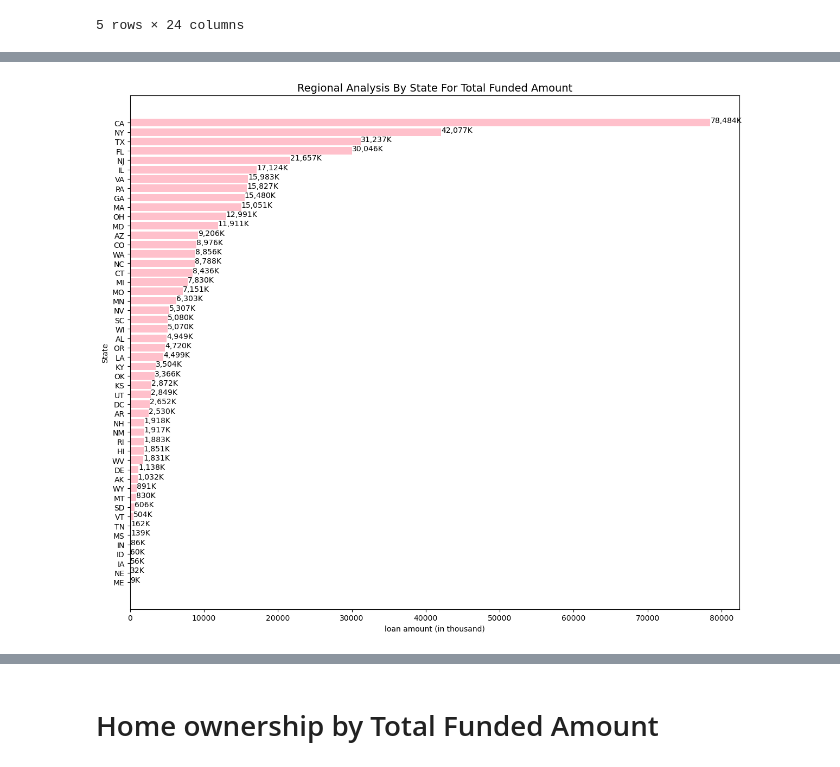
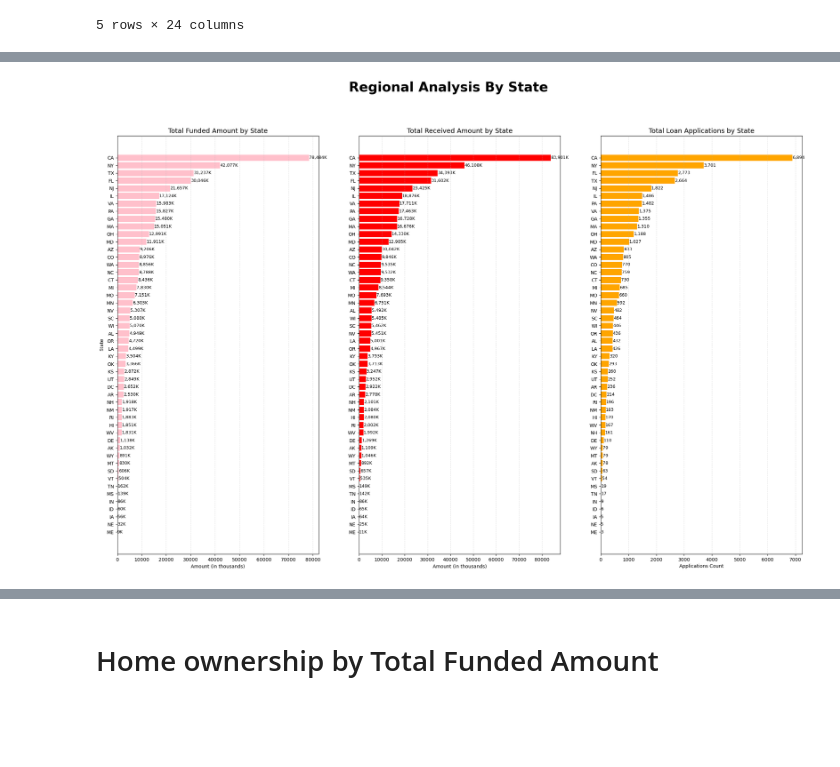
Before and after one commit to Hanzecode/Loan-Managment-KPI-analysis, a Jupyter notebook: python_kpi_analysis.ipynb, the cells around one changed output, grey strips where cells are left out. Saved outputs shown, nothing was run; the diff lists cells and outputs as text; code cells hidden in the pictures; blank space fills up the shorter version.

```diff
--- a/python_kpi_analysis.ipynb
+++ b/python_kpi_analysis.ipynb
@@ -258,14 +304,0 @@ monthly_total_applications = df.sort_values('issue_date').groupby('month_str',so
-# %%
-monthly_total_applications.plot(figsize = (10,5),color = 'black', lw = 2).plot()
-plt.fill_between(monthly_total_applications['month_str'], monthly_total_applications['applications_amount'], color = 'darkorange', alpha = 0.5)
-
-for i, row in monthly_total_applications.iterrows():
-    plt.text(i, row['applications_amount'] + 0.1, row['applications_amount'],
-             ha = 'center', va = 'bottom', fontsize = 9, rotation = 0, color = 'black')
-plt.title('Total Applications Amount By Month', fontsize = 14)
-plt.xlabel('Month')
-plt.ylabel('Applications Amount')
-plt.xticks(ticks=range(len(monthly_total_applications)),labels= monthly_total_applications['month_str'],rotation = 45)
-plt.grid(True, alpha = 0.5, ls = '--')
-plt.tight_layout()
-plt.show()
@@ -276,13 +307,64 @@ plt.show()
 # %%
 total_funded_state = df.groupby('address_state')['loan_amount'].sum().div(1000).sort_values(ascending = True).reset_index(name = 'total_funded_amount')
+total_received_state = df.groupby('address_state')['total_payment'].sum().div(1000).sort_values(ascending = True).reset_index(name = 'total_received_amount')
+total_applications_state = df.groupby('address_state')['id'].count().sort_values(ascending = True).reset_index(name = 'total_applications')
 
-fig, ax = plt.subplots(figsize = (12,10))
-ax.barh(total_funded_state['address_state'], total_funded_state['total_funded_amount'], color = 'pink')
 
-for i,row in enumerate(total_funded_state['total_funded_amount']):
-    plt.text(row ,i, f'{row:,.0f}K')
-plt.tight_layout()
-plt.title('Regional Analysis By State For Total Funded Amount', fontsize = 14)
-plt.ylabel('State')
-plt.xlabel('loan amount (in thousand)')
+fig, axes = plt.subplots(ncols=3, nrows=1, figsize=(26, 16))
+
+# 1. TOTAL FUNDED AMOUNT BY STATE
+
+ax = axes[0]
+
+ax.barh(total_funded_state['address_state'],
+        total_funded_state['total_funded_amount'],
+        color='pink')
+
+for i, value in enumerate(total_funded_state['total_funded_amount']):
+    ax.text(value + 1, i, f"{value:,.0f}K", va='center', fontsize=9)
+
+ax.set_title("Total Funded Amount by State", fontsize=14)
+ax.set_xlabel("Amount (in thousands)")
+ax.set_ylabel("State")
+ax.grid(axis='x', alpha=0.4, linestyle='--')
+
+
+# 2. TOTAL RECEIVED AMOUNT BY STATE
+
+ax = axes[1]
+
+ax.barh(total_received_state['address_state'],
+        total_received_state['total_received_amount'],
+        color='red')
+
+for i, value in enumerate(total_received_state['total_received_amount']):
+    ax.text(value + 1, i, f"{value:,.0f}K", va='center', fontsize=9)
+
+ax.set_title("Total Received Amount by State", fontsize=14)
+ax.set_xlabel("Amount (in thousands)")
+ax.set_ylabel("")
+
+ax.grid(axis='x', alpha=0.4, linestyle='--')
+
+
+# 3. TOTAL APPLICATIONS BY STATE
+
+ax = axes[2]
+
+ax.barh(total_applications_state['address_state'],
+        total_applications_state['total_applications'],
+        color='orange')
+
+for i, value in enumerate(total_applications_state['total_applications']):
+    ax.text(value + 1, i, f"{value:,}", va='center', fontsize=9)
+
+ax.set_title("Total Loan Applications by State", fontsize=14)
+ax.set_xlabel("Applications Count")
+ax.set_ylabel("")
+
+ax.grid(axis='x', alpha=0.4, linestyle='--')
+
+fig.suptitle("Regional Analysis By State", fontsize = 28, fontweight = "bold")
+
+plt.show()
 # %% [output]
@@ -290 +371 @@ Text(0.5, 80.7222222222222, 'loan amount (in thousand)')
-[figure, old version]
+[figure, new version]
```
Also changed, not shown: parts of 26 cells of this notebook, 1 other file.
